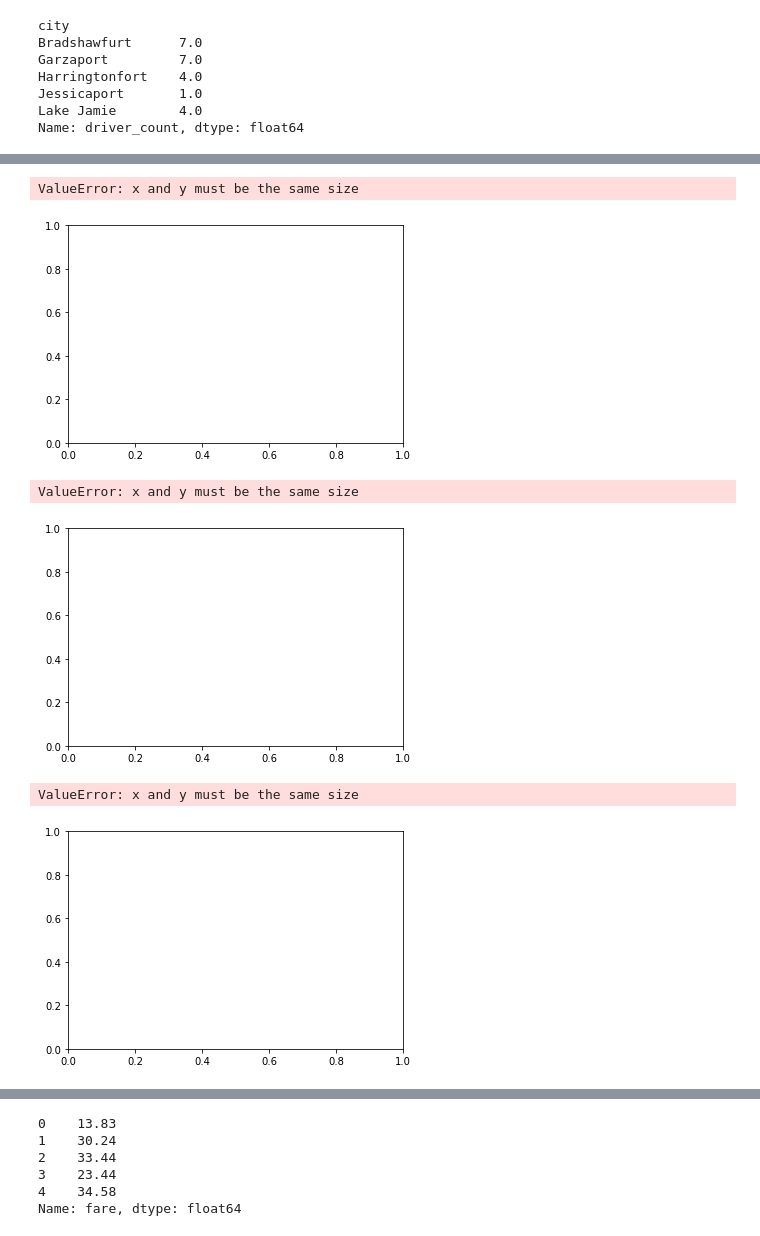
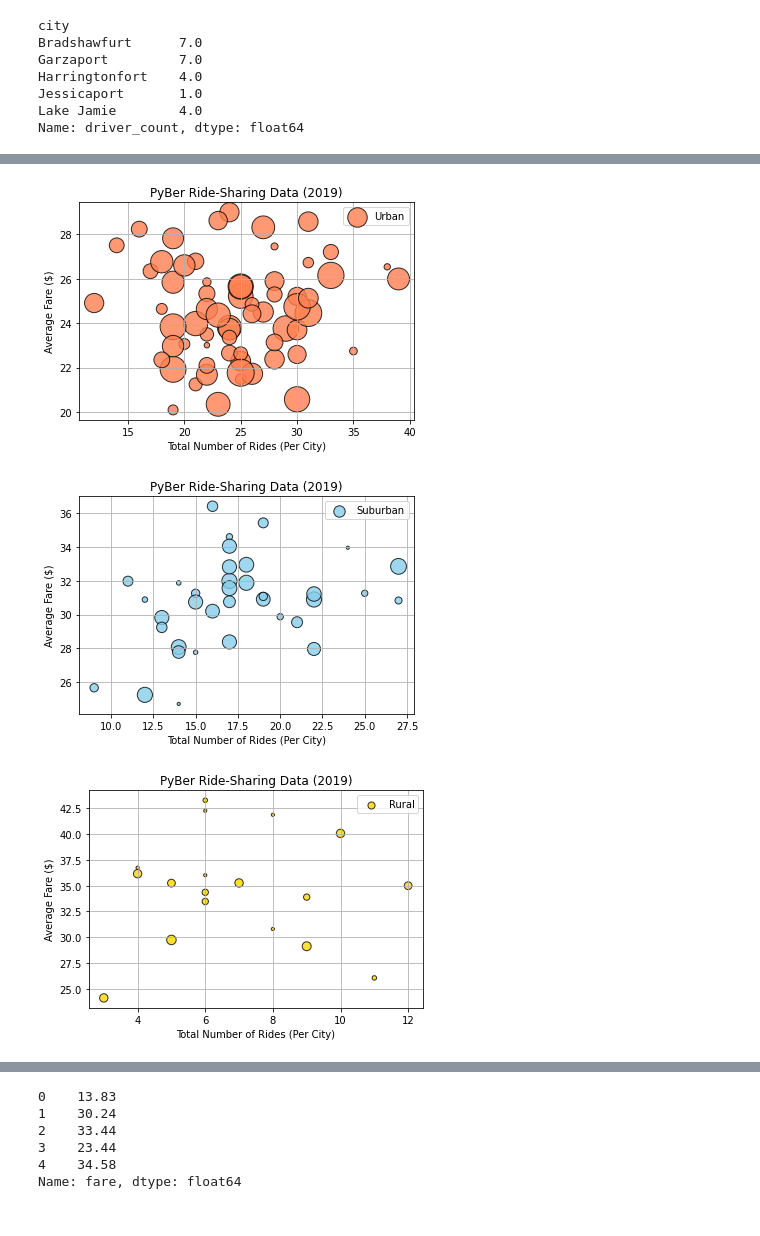
Before and after one commit to sterlingvm/PyBer-Analysis, a Jupyter notebook: PyBer.ipynb, the cells around one changed output, grey strips where cells are left out. Drawn from its saved outputs; the diff is of its cells as text; code cells hidden in the pictures.

```diff
--- a/PyBer.ipynb
+++ b/PyBer.ipynb
@@ -302,27 +308,26 @@ Name: driver_count, dtype: float64
 # %%
 # Build the scatter plots for urban cities.
 plt.scatter(urban_ride_count,
-            urban_avg_fare,
+            urban_avg_fare["fare"],
             s=10*urban_driver_count, c="coral",
            edgecolor="black", linewidths=1,
            alpha=0.8, label="Urban")
 plt.title("PyBer Ride-Sharing Data (2019)")
 plt.ylabel("Average Fare ($)")
 plt.xlabel("Total Number of Rides (Per City)")
 plt.grid(True)
 
 # Add the legend
 plt.legend()
 
 # Show plot
 plt.show()
 # %% [output]
-ValueError: x and y must be the same size
-[figure, old version]
+[figure, new version]
 # %%
 # Build the scatter plots for suburban cities.
 plt.scatter(suburban_ride_count,
-           suburban_avg_fare,
+           suburban_avg_fare["fare"],
            s=10*suburban_driver_count, c="skyblue",
            edgecolor="black", linewidths=1,
            alpha=0.8, label="Suburban")
@@ -337,12 +342,11 @@ plt.legend()
 # Show plot
 plt.show()
 # %% [output]
-ValueError: x and y must be the same size
-[figure, old version]
+[figure, new version]
 # %%
 # Build the scatter plots for rural cities.
 plt.scatter(rural_ride_count,
-      rural_avg_fare,
+      rural_avg_fare["fare"],
       s=10*rural_driver_count, c="gold",
       edgecolor="black", linewidths=1,
       alpha=0.8, label="Rural")
@@ -357,8 +361,7 @@ plt.legend()
 # Show plot
 plt.show()
 # %% [output]
-ValueError: x and y must be the same size
-[figure, old version]
+[figure, new version]
 # %%
 # Combine the scatter charts for each type of city together into one chart
 # Just add each plot in one cell, then show the plot (can also assign them to variables then call those variables in order)
```
Also changed, not shown: parts of 19 cells of this notebook, 5 other files.
